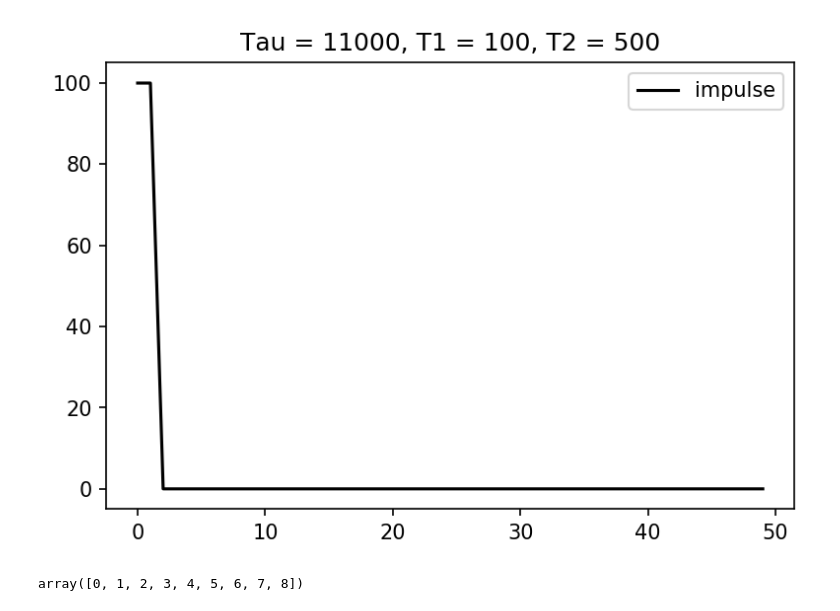
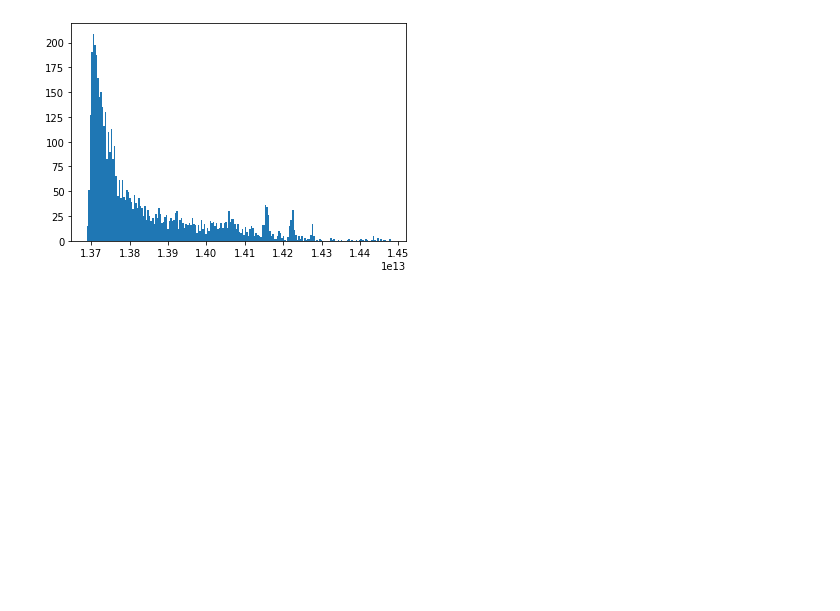
Before and after one commit to iankolaja/ne204lib, a Jupyter notebook: lab1.ipynb, the cells around one changed output. Drawn from its saved outputs; the diff is of its cells as text; code cells hidden in the pictures; blank space fills up the shorter version.

```diff
--- a/lab1.ipynb
+++ b/lab1.ipynb
@@ -107,7 +35,9 @@ def find_amplitude(waveform, width=30):
 # %%
-pulse_heights = np.zeros(len(raw_data0))
-for i in range(len(raw_data0)):
+pulse_heights = np.zeros(len(co60_data))
+
+
+for i in range(len(co60_data)):
     try:
-        pulse_heights[i] = find_amplitude(raw_data0[i])
+        pulse_heights[i], signal = shape_waveform(co60_data[i], trap_filter)
     except:
-        pulse_heights[i] = pulse_heights[i-1]
+        pass
@@ -168,53 +44,17 @@ plt.show()
-# %%
-def trapezoid_impulse(t, tau, T1, T2):
-    # T2 >= T1
-    truncated_ramp = lambda t, T1: np.concatenate((t[:np.argmin(np.abs(t-T1))+1],
-                                                   np.zeros(len(t)-np.argmin(np.abs(t-T1))-1)))
-    moving_average = lambda t, T2: np.concatenate((np.ones(np.argmin(np.abs(t-T2))+1),
-                                                   np.zeros(len(t)-np.argmin(np.abs(t-T2))-1)))
-    h1, h2 = truncated_ramp(t, T1), moving_average(t, T2)
-    h1_t_T2, h2_t_T1 = np.roll(truncated_ramp(t, T1), T2), np.roll(moving_average(t, T2), T1)
-    h = h1 + tau*h2 + (T1-tau)*h2_t_T1 - h1_t_T2
-    return h
-
-def truncated_ramp(t, k):
-    return np.concatenate((t[:np.argmin(np.abs(t-k))+1],
-            np.zeros(len(t)-np.argmin(np.abs(t-k))-1)))
-
-def moving_average(t, l):
-    return np.concatenate((np.ones(np.argmin(np.abs(t-l))+1),
-            np.zeros(len(t)-np.argmin(np.abs(t-l))-1)))
-
-def generate_trapezoid_filter(t, tau, k, l):
-    # T2 >= T1
-    truncated_ramp = lambda t, T1: np.concatenate((t[:np.argmin(np.abs(t-T1))+1],
-                                                   np.zeros(len(t)-np.argmin(np.abs(t-T1))-1)))
-    moving_average = lambda t, T2: np.concatenate((np.ones(np.argmin(np.abs(t-T2))+1),
-                                                   np.zeros(len(t)-np.argmin(np.abs(t-T2))-1)))
-    h1, h2 = truncated_ramp(t, T1), moving_average(t, T2)
-    h1_t_T2, h2_t_T1 = np.roll(truncated_ramp(t, k), l), np.roll(moving_average(t, l), k)
-    h = h1 + tau*h2 + (k-tau)*h2_t_T1 - h1_t_T2
-    return h
-
-ln = 1000
-t = np.linspace(0, 45000)
-
-test_exp = np.exp(-t/11000)
-test_exp2 = 1.5*np.exp(-t/11000)
-test_exp3 = 2*np.exp(-t/11000)
-
-tau, T1, T2 = 11000, 100, 500
-test = trapezoid_impulse(t, tau, T1, T2)
-
-fig = plt.figure(dpi=150)
-plt.plot(test, color='black', label='impulse')
-plt.title('Tau = {}, T1 = {}, T2 = {}'.format(tau, T1, T2))
-plt.legend()
-plt.show()
-# %% [output]
-[figure, removed]
-# %%
-list = np.arange(100)
-list[0:10]
-# %% [output]
-array([0, 1, 2, 3, 4, 5, 6, 7, 8])
+# %%
+# Discard 0 valued pulses (waveform was anomalous)
+spectrum_start = min(pulse_heights[pulse_heights > 0])
+# Ignore high outliers above 99th percentile (mostly noise)
+spectrum_end = np.quantile(pulse_heights, 0.99)
+
+number_of_bins = 200
+
+counts, bins = np.histogram(pulse_heights,
+                            bins=number_of_bins,
+                            range=[spectrum_start, spectrum_end])
+
+plt.hist(bins[:-1], bins, weights=counts)
+#plt.yscale('log')
+plt.show()
+# %% [output]
+[figure, added]
```
Also changed, not shown: parts of 9 cells of this notebook.
